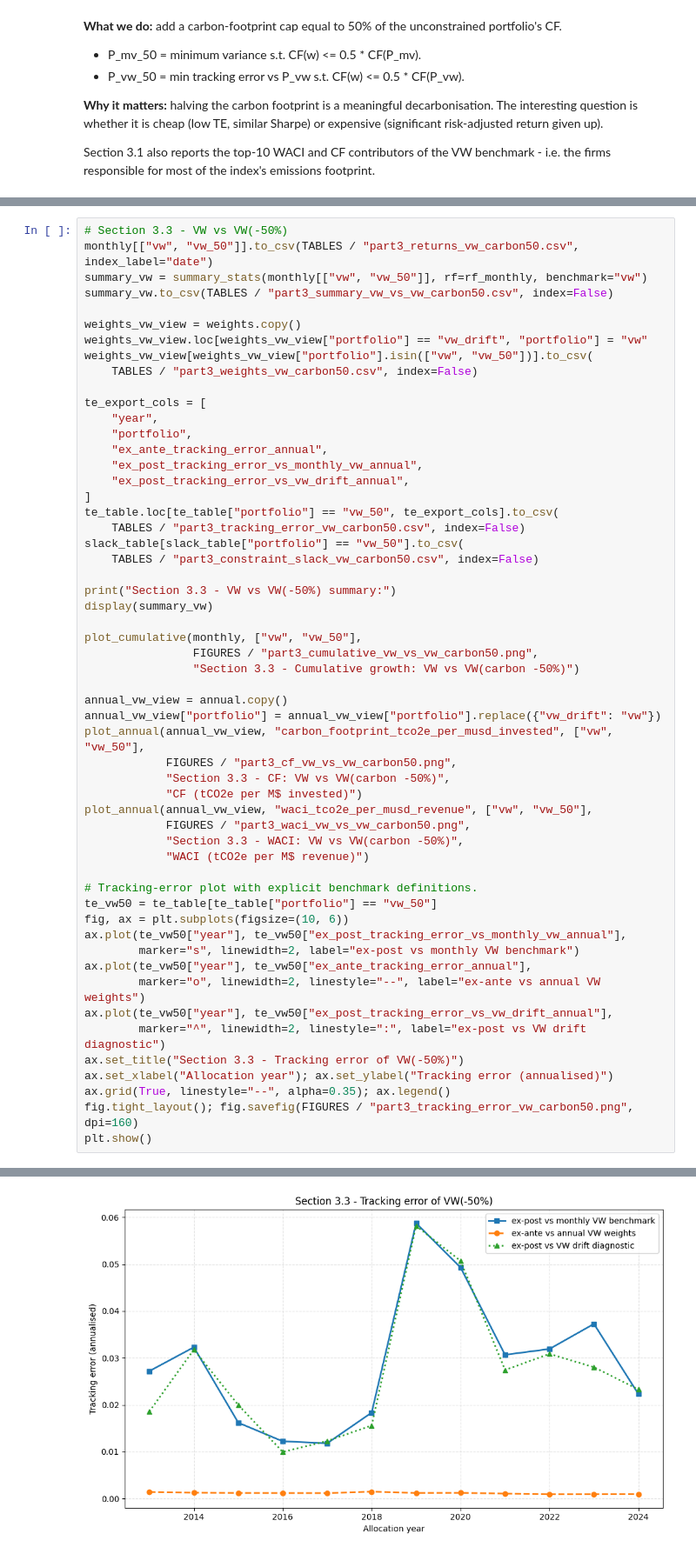
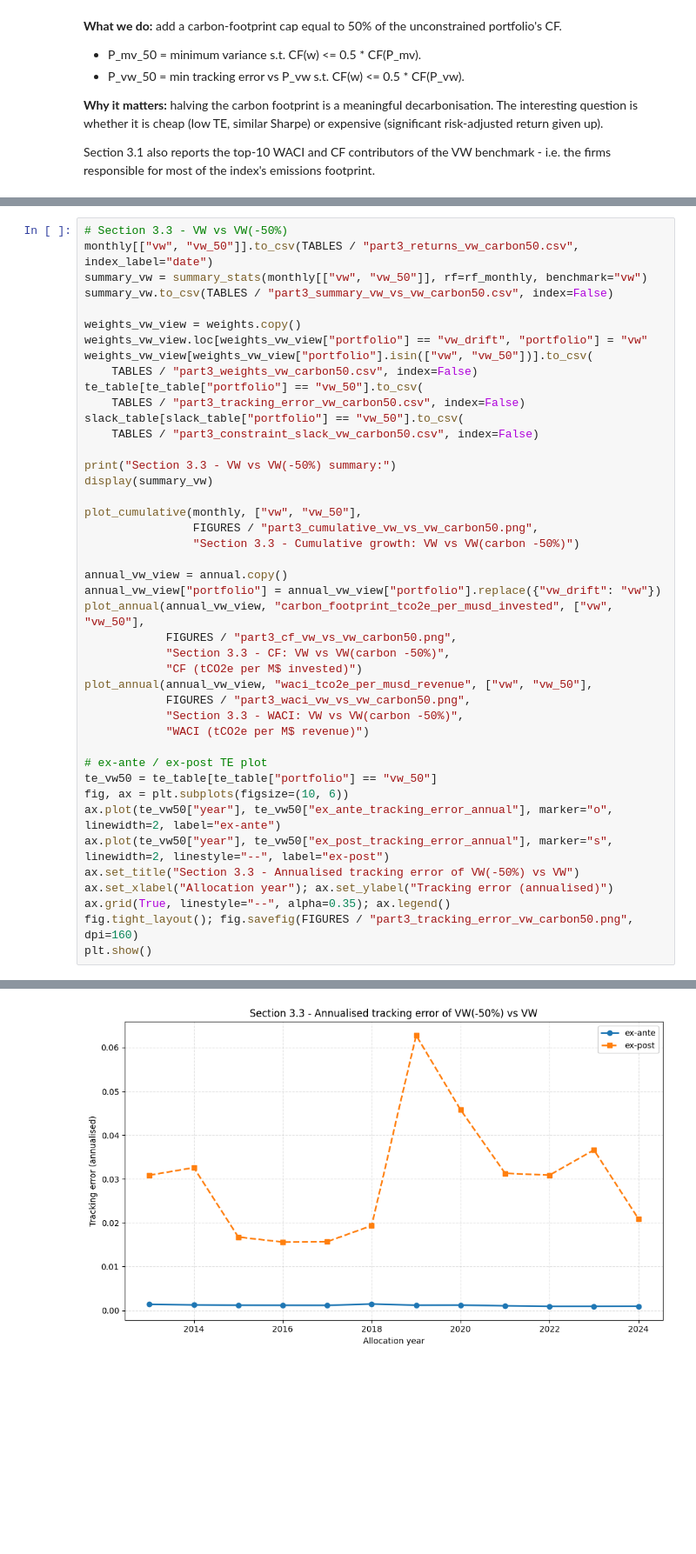
Before and after one commit to saadsch/SAAM-Project, a Jupyter notebook: SAAM_NOTEBOOK.ipynb, the cells around one changed output, grey strips where cells are left out. Shown at 87% size. Drawn from its saved outputs; the diff is of its cells as text; blank space fills up the shorter version.

```diff
--- a/SAAM_NOTEBOOK.ipynb
+++ b/SAAM_NOTEBOOK.ipynb
@@ -884,15 +823,7 @@ weights_vw_view = weights.copy()
 weights_vw_view.loc[weights_vw_view["portfolio"] == "vw_drift", "portfolio"] = "vw"
 weights_vw_view[weights_vw_view["portfolio"].isin(["vw", "vw_50"])].to_csv(
     TABLES / "part3_weights_vw_carbon50.csv", index=False)
-
-te_export_cols = [
-    "year",
-    "portfolio",
-    "ex_ante_tracking_error_annual",
-    "ex_post_tracking_error_vs_monthly_vw_annual",
-    "ex_post_tracking_error_vs_vw_drift_annual",
-]
-te_table.loc[te_table["portfolio"] == "vw_50", te_export_cols].to_csv(
+te_table[te_table["portfolio"] == "vw_50"].to_csv(
     TABLES / "part3_tracking_error_vw_carbon50.csv", index=False)
 slack_table[slack_table["portfolio"] == "vw_50"].to_csv(
     TABLES / "part3_constraint_slack_vw_carbon50.csv", index=False)
@@ -915,16 +846,12 @@ plot_annual(annual_vw_view, "waci_tco2e_per_musd_revenue", ["vw", "vw_50"],
             "Section 3.3 - WACI: VW vs VW(carbon -50%)",
             "WACI (tCO2e per M$ revenue)")
 
-# Tracking-error plot with explicit benchmark definitions.
+# ex-ante / ex-post TE plot
 te_vw50 = te_table[te_table["portfolio"] == "vw_50"]
 fig, ax = plt.subplots(figsize=(10, 6))
-ax.plot(te_vw50["year"], te_vw50["ex_post_tracking_error_vs_monthly_vw_annual"],
-        marker="s", linewidth=2, label="ex-post vs monthly VW benchmark")
-ax.plot(te_vw50["year"], te_vw50["ex_ante_tracking_error_annual"],
-        marker="o", linewidth=2, linestyle="--", label="ex-ante vs annual VW weights")
-ax.plot(te_vw50["year"], te_vw50["ex_post_tracking_error_vs_vw_drift_annual"],
-        marker="^", linewidth=2, linestyle=":", label="ex-post vs VW drift diagnostic")
-ax.set_title("Section 3.3 - Tracking error of VW(-50%)")
+ax.plot(te_vw50["year"], te_vw50["ex_ante_tracking_error_annual"], marker="o", linewidth=2, label="ex-ante")
+ax.plot(te_vw50["year"], te_vw50["ex_post_tracking_error_annual"], marker="s", linewidth=2, linestyle="--", label="ex-post")
+ax.set_title("Section 3.3 - Annualised tracking error of VW(-50%) vs VW")
 ax.set_xlabel("Allocation year"); ax.set_ylabel("Tracking error (annualised)")
 ax.grid(True, linestyle="--", alpha=0.35); ax.legend()
 fig.tight_layout(); fig.savefig(FIGURES / "part3_tracking_error_vw_carbon50.png", dpi=160)
@@ -938,6 +865,6 @@ Section 3.3 - VW vs VW(-50%) summary:
 [figure]
 [figure]
-[figure, old version]
+[figure, new version]
 # %% [markdown]
 ## 7. Part 4 - Net-Zero trajectory (P_vw_NZ)
 
```
Also changed, not shown: parts of 17 cells of this notebook, 23 other files.
